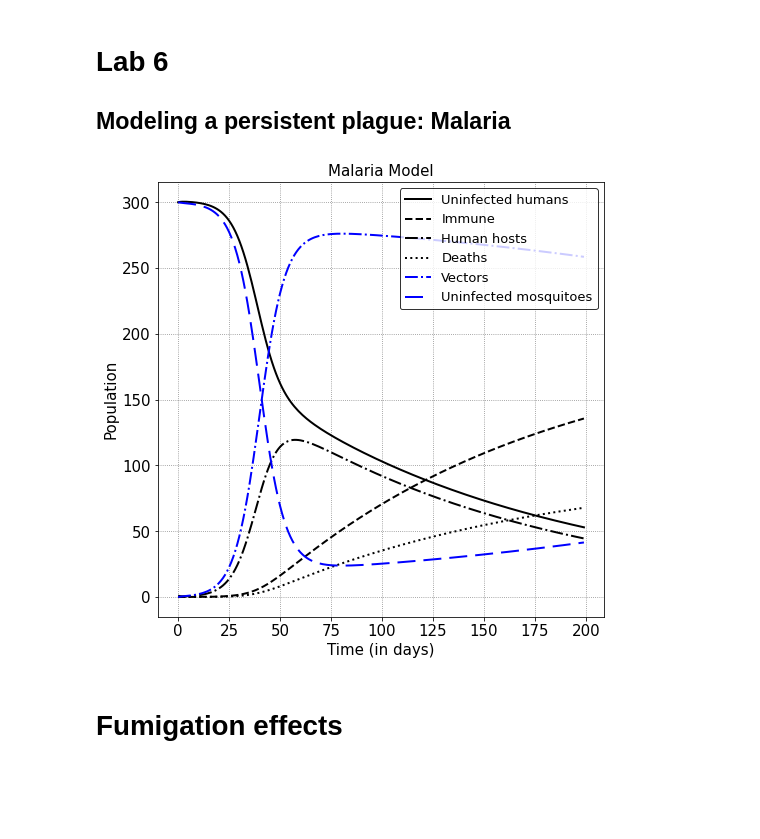
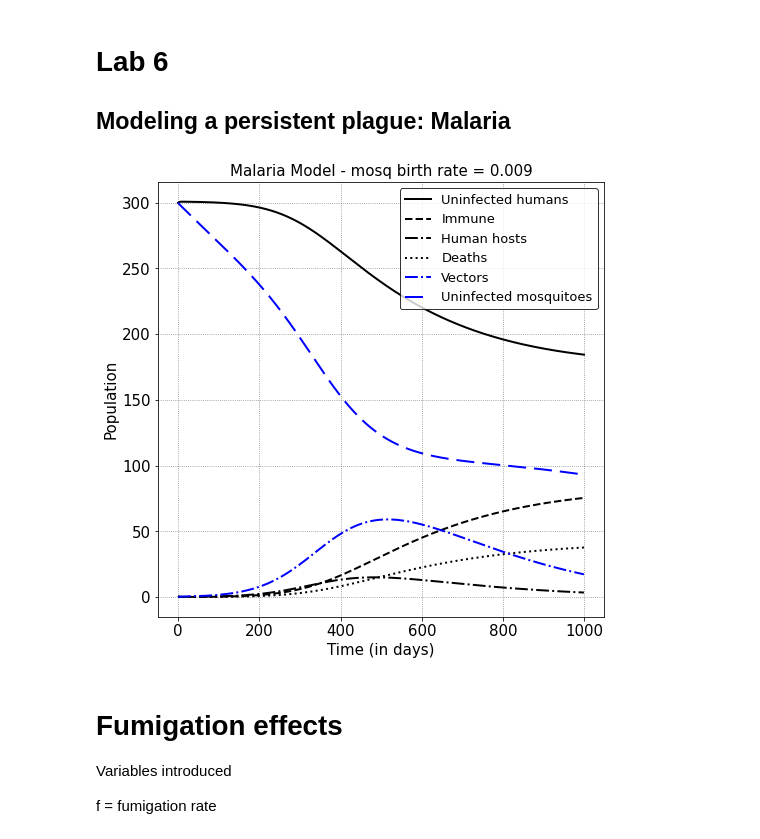
Before and after one commit to riddhitanna/ModSim-Lab-Work, a Jupyter notebook: Lab 6/Lab 6.ipynb, the cells around one changed output. Saved outputs shown, nothing was run; the diff lists cells and outputs as text; code cells hidden in the pictures; blank space fills up the shorter version.

```diff
--- a/Lab 6/Lab 6.ipynb
+++ b/Lab 6/Lab 6.ipynb
@@ -38,5 +34,5 @@ def death(hh):
 # %%
-N = 200 #time to run simulation
+N = 1000 #time to run simulation
 dt = 1
 
 
@@ -56,13 +52,13 @@ deaths = np.zeros(N)
 alpha = 0.3 #recovery rate
 imm_rate = 0.01 #probability that human host gets immune
 fat_rate = 0.005 #fatality rate of malaria
-mosq_birth_rate = 0.01 #birth rate of mosquitoes
+mosq_birth_rate = 0.009 #birth rate of mosquitoes
 mosq_death_rate = 0.01
-p_bite_human = 0.3 #probability that an uninfected mosquito bites a human
-#p_hh = 0.3 #probability that the host it bit is a human host
+p_bite_human = 0.1 #probability that an uninfected mosquito bites a human
 
 #defining initial values
-
+pop = 301
+M = 300
 uninf_h[0] = 300
 hh[0] = 1
 uninf_mosq[0] = 300
@@ -70,8 +66,8 @@ vectors[0] = 0
 # %%
 for i in range(1,N):
     #probability that a mosquito is a vector
-    p_vector = vectors[i-1]/(vectors[i-1]+uninf_mosq[i-1])
-    p_hh = hh[i-1]/(hh[i-1]+immune[i-1]+uninf_h[i-1])
+    p_vector = vectors[i-1]/M
+    p_hh = hh[i-1]/pop
 
     uninf_h[i] = uninf_h[i-1] + uninf_humans(hh[i-1],uninf_h[i-1],p_vector)*dt
     hh[i] = hh[i-1] + human_hosts(uninf_h[i-1],hh[i-1], p_vector)*dt
@@ -82,28 +78,32 @@ for i in range(1,N):
 # %%
 #make figure
 fig, ax = plt.subplots(figsize=[8,8])
 t = np.linspace(0,N,int(1/dt))
 
 #plots
 plt.plot(uninf_h, label='Uninfected humans', ls='-',lw=2, color='k')
 plt.plot(immune, label='Immune',ls='--',lw=2, color='k')
 plt.plot(hh, label='Human hosts',ls='-.',lw=2, color='k')
 plt.plot(deaths, label='Deaths',ls=':',lw=2, color='k')
 plt.plot(vectors, label='Vectors',ls='-.',lw=2, color='b')
 plt.plot(uninf_mosq, label='Uninfected mosquitoes',ls=(0, (9, 4)),lw=2, color='b')
 
 #plot formatting
 plt.xlabel('Time (in days)', fontsize=15, color='k')
 plt.ylabel('Population', fontsize=15, color='k')
-plt.title('Malaria Model', fontsize=15, color='k')
+plt.title('Malaria Model - mosq birth rate = {}'.format(mosq_birth_rate), fontsize=15, color='k')
 plt.legend(fontsize=13, loc='upper right', edgecolor = 'k')
 plt.xticks(fontsize=15)
 plt.yticks(fontsize=15)
 plt.grid( color='k', alpha=0.5, ls=':')
 
 #show plot
 plt.show()
 # %% [output]
-[figure, old version]
+[figure, new version]
 # %% [markdown]
 # Fumigation effects
+
+Variables introduced
+
+f = fumigation rate
```
Also changed, not shown: parts of 10 cells of this notebook, 10 other files.
